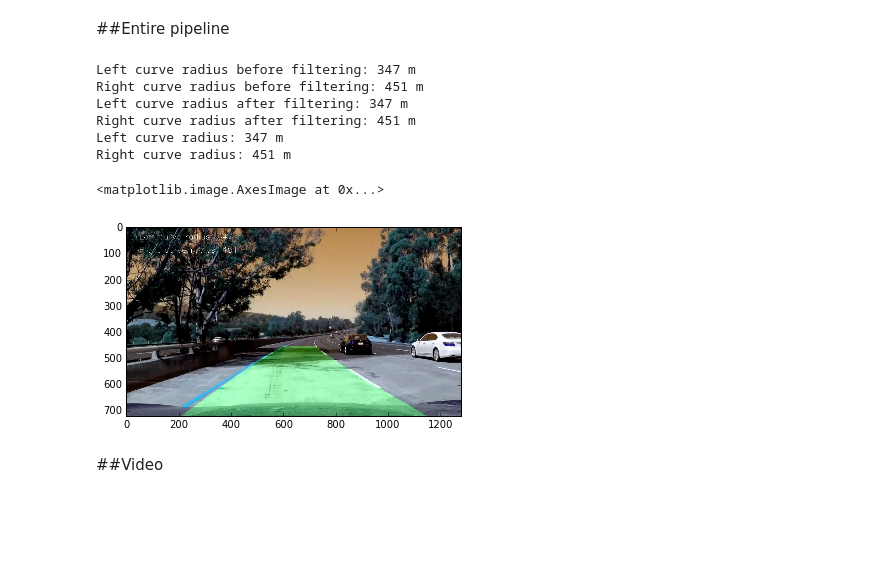
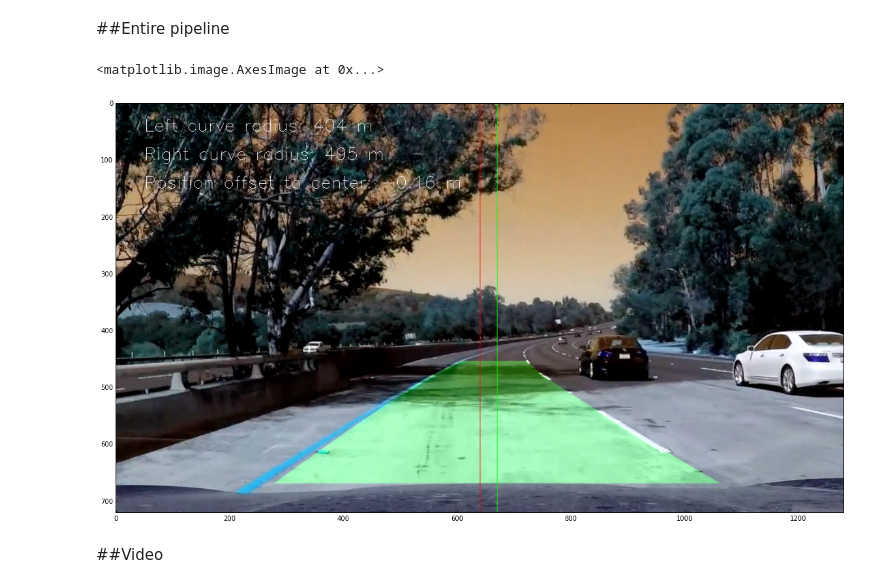
Before and after one commit to AlexanderKim/CarND-Advanced-Lane-Lines, a Jupyter notebook: Advanced Lane Finding.ipynb, the cells around one changed output. Cells and saved outputs as stored; diff of their text form; code cells hidden in the pictures; blank space fills up the shorter version.

Commit message:
Position detection and visual annotation

```diff
--- a/Advanced Lane Finding.ipynb
+++ b/Advanced Lane Finding.ipynb
@@ -91,7 +91,7 @@ def region_of_interest_coords(shape):
     width, height = shape[1], shape[0]
 
     vertical_mark = 0.63
-    top, bottom, trapezoid_height = vertical_mark * height, height, (1 - vertical_mark) * height
+    top, bottom, trapezoid_height = vertical_mark * height, height * 0.93, (1 - vertical_mark) * height
 
     padding = 0.07
     bottom_left, bottom_right = padding * width, (1 - padding) * width
@@ -305,6 +306,7 @@ def plot_fit(left_fit, right_fit, combined_binary):
     left_fitx = left_fit[0]*ploty**2 + left_fit[1]*ploty + left_fit[2]
     right_fitx = right_fit[0]*ploty**2 + right_fit[1]*ploty + right_fit[2]
 
+    plt.figure(figsize=(20,16))
     plt.imshow(combined_binary)
     plt.plot(left_fitx, ploty, color='yellow')
     plt.plot(right_fitx, ploty, color='yellow')
@@ -325,6 +327,18 @@ def curvature_radius(y_eval, left_fit, right_fit, xm_per_pix=3.7/700, ym_per_pix
     right_curverad = ((1 + (2*right_fit[0]*y_eval*ym_per_pix + right_fit[1])**2)**1.5) / np.absolute(2*right_fit[0])
 
     return left_curverad, right_curverad
+# %%
+def center_postion(y_eval, x_max, left_fit, right_fit, xm_per_pix=3.7/700, ym_per_pix=30/720):
+    y_eval *= ym_per_pix
+    x_max *= xm_per_pix
+
+    left_line = left_fit[0]*y_eval**2 + left_fit[1]*y_eval + left_fit[2]
+    right_line = right_fit[0]*y_eval**2 + right_fit[1]*y_eval + right_fit[2]
+
+    center = left_line + (right_line - left_line) / 2
+    delta = (x_max / 2) - center
+
+    return center, delta
 # %% [markdown]
 ##Entire pipeline
 # %%
@@ -351,10 +365,11 @@ def detect_lanes(img):
     ploty = np.linspace(0, img.shape[0] - 1, img.shape[0])
     y_eval = np.max(ploty)
     left_curverad, right_curverad = curvature_radius(y_eval, left_fit_m, right_fit_m, xm_per_pix=3.7/700, ym_per_pix=30/720)
+    center, delta = center_postion(y_eval, img.shape[1], left_fit_m, right_fit_m, xm_per_pix=3.7/700, ym_per_pix=30/720)
 
-    return left_fit, right_fit, left_curverad, right_curverad
+    return left_fit, right_fit, left_curverad, right_curverad, delta, center
 
-def draw_lanes(img, left_fit, right_fit, left_curverad, right_curverad):
+def draw_lanes(img, left_fit, right_fit, left_curverad, right_curverad, delta, center=0):
     ploty = np.linspace(0, img.shape[0] - 1, img.shape[0])
     color_warp = np.zeros_like(img).astype(np.uint8)
 
@@ -376,9 +391,21 @@ def draw_lanes(img, left_fit, right_fit, left_curverad, right_curverad):
 
     cv2.putText(res_image, 'Left curve radius: {:.0f} m'.format(left_curverad), (50, 50), cv2.FONT_HERSHEY_SIMPLEX, 1, (255, 255, 255))
     cv2.putText(res_image, 'Right curve radius: {:.0f} m'.format(right_curverad), (50, 100), cv2.FONT_HERSHEY_SIMPLEX, 1, (255, 255, 255))
+    cv2.putText(res_image, 'Position offset to center: {:.2f} m'.format(delta), (50, 150), cv2.FONT_HERSHEY_SIMPLEX, 1, (255, 255, 255))
 
-    print('Left curve radius: {:.0f} m'.format(left_curverad))
-    print('Right curve radius: {:.0f} m'.format(right_curverad))
+    res_image = cv2.line(
+        res_image,
+        (int(img.shape[1] / 2), 0),
+        (int(img.shape[1] / 2), img.shape[0]),
+        [255, 0, 0], 1
+    )
+
+    res_image = cv2.line(
+        res_image,
+        (int(center), 0),
+        (int(center), img.shape[0]),
+        [0, 255, 0], 1
+    )
 
     return res_image
 
@@ -409,51 +436,44 @@ class Bufs(object):
         return [
             np.average(buf.buf)
             for buf in self.bufs
         ]
 
     def filter(self):
         for buf in self.bufs:
             buf.filter()
 
 bufs = Bufs(25)
 def video_pipeline(img):
-    left_fit, right_fit, left_curverad, right_curverad = detect_lanes(img)
+    left_fit, right_fit, left_curverad, right_curverad, delta, center = detect_lanes(img)
 
     if left_curverad / right_curverad > 0.7 and left_curverad / right_curverad < 1.5:
         bufs.append([
             left_fit[0], left_fit[1], left_fit[2],
             right_fit[0], right_fit[1], right_fit[2],
             left_curverad,
-            right_curverad
+            right_curverad,
+            delta,
+            center
         ])
-
-    print('Left curve radius before filtering: {:.0f} m'.format(left_curverad))
-    print('Right curve radius before filtering: {:.0f} m'.format(right_curverad))
 
     bufs.filter()
 
     [left_fit[0], left_fit[1], left_fit[2],
     right_fit[0], right_fit[1], right_fit[2],
     left_curverad,
-    right_curverad] = bufs.average()
+    right_curverad,
+    delta,
+    center] = bufs.average()
 
-    print('Left curve radius after filtering: {:.0f} m'.format(left_curverad))
-    print('Right curve radius after filtering: {:.0f} m'.format(right_curverad))
-
-    res_image = draw_lanes(img, left_fit, right_fit, left_curverad, right_curverad)
+    res_image = draw_lanes(img, left_fit, right_fit, left_curverad, right_curverad, delta, center / xm_per_pix)
     return res_image
 
 res_image = video_pipeline(cv2.imread('./test_images/test5.jpg'))
+plt.figure(figsize=(20,16))
 plt.imshow(res_image)
 # %% [output]
-Left curve radius before filtering: 347 m
-Right curve radius before filtering: 451 m
-Left curve radius after filtering: 347 m
-Right curve radius after filtering: 451 m
-Left curve radius: 347 m
-Right curve radius: 451 m
+<matplotlib.image.AxesImage at 0x...>
-<matplotlib.image.AxesImage at 0x...>
-[figure, old version]
+[figure, new version]
 # %% [markdown]
 ##Video
 # %%
```
Also changed, not shown: parts of 5 cells of this notebook.
